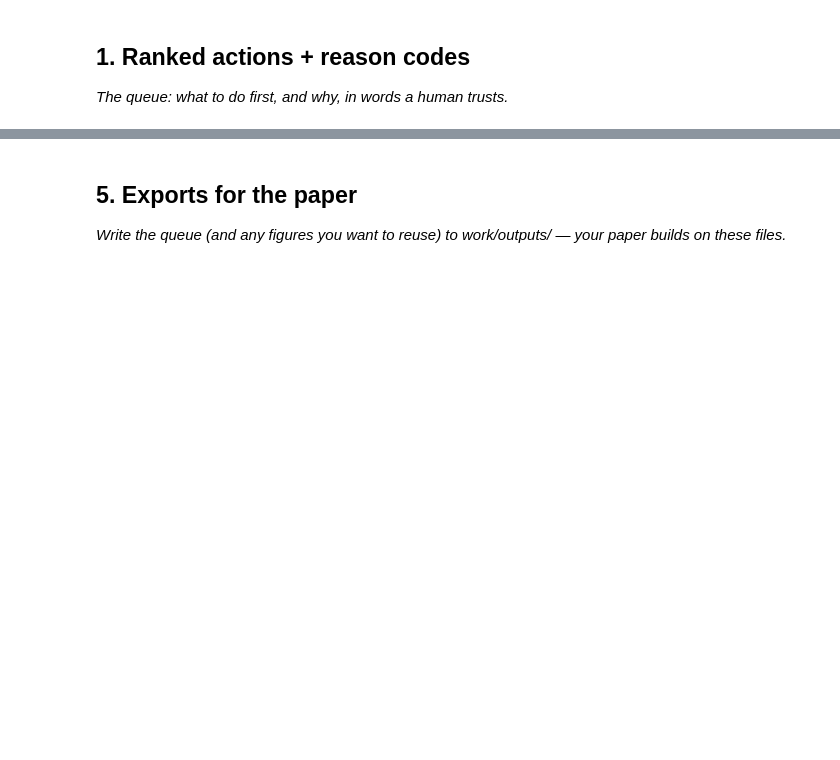
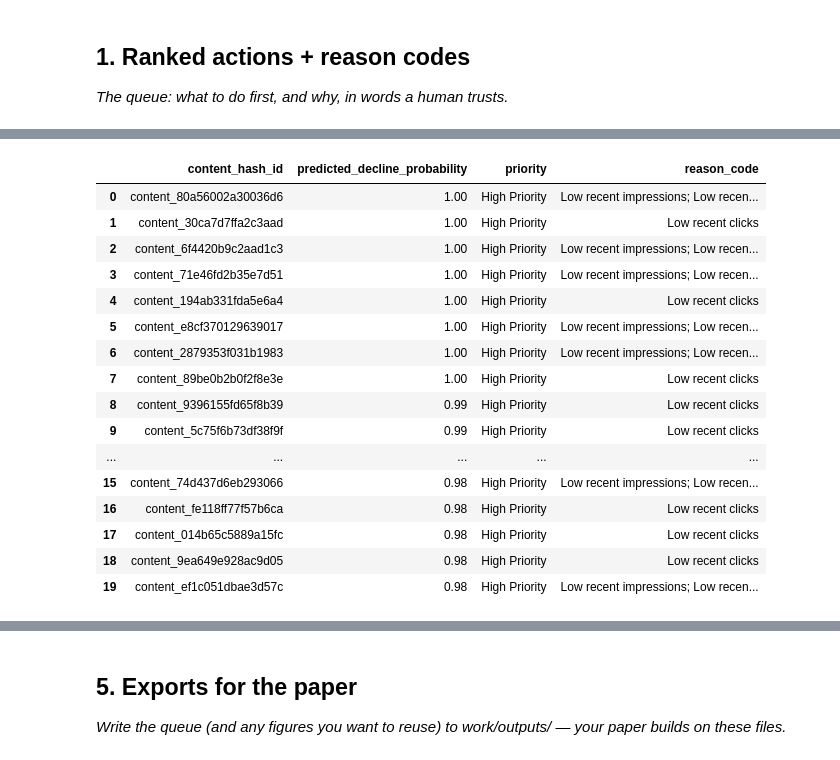
Before and after one commit to srivastava071/flyrank-ml-internship, a Jupyter notebook: work/notebooks/w07_action_playbook.ipynb, the cells around one changed output, grey strips where cells are left out. Saved outputs shown, nothing was run; the diff lists cells and outputs as text; code cells hidden in the pictures; blank space fills up the shorter version.

```diff
--- a/work/notebooks/w07_action_playbook.ipynb
+++ b/work/notebooks/w07_action_playbook.ipynb
@@ -12,0 +257,62 @@ This skeleton is yours to fill. Work the sections **in order** — each one has
+# %%
+def get_reason_codes(row):
+    reasons = []
+
+    # Safely check numeric values
+    impressions = row["previous_30d_impressions"]
+    clicks = row["previous_30d_clicks"]
+    avg_position = row["previous_30d_avg_position"]
+    query_count = row["visible_query_count"]
+    age_days = row["age_days"]
+
+    if pd.notna(impressions) and impressions < 100:
+        reasons.append("Low recent impressions")
+
+    if pd.notna(clicks) and clicks < 5:
+        reasons.append("Low recent clicks")
+
+    if pd.notna(query_count) and query_count < 5:
+        reasons.append("Low query visibility")
+
+    if pd.notna(avg_position) and avg_position > 20:
+        reasons.append("Poor average position")
+
+    if pd.notna(age_days) and age_days >= 365:
+        reasons.append("Older content")
+
+    # Fallback if no specific reason was triggered
+    if not reasons:
+        reasons.append("Model-prioritized review")
+
+    return "; ".join(reasons)
+# %%
+queue["reason_code"] = queue.apply(get_reason_codes, axis=1)
+
+display(
+    queue[
+        [
+            "content_hash_id",
+            "predicted_decline_probability",
+            "priority",
+            "reason_code"
+        ]
+    ].head(20)
+)
+# %% [output]
+|  | content_hash_id | predicted_decline_probability | priority | reason_code |
+| 0 | content_80a56002a30036d6 | 1.00 | High Priority | Low recent impressions; Low recen... |
+| 1 | content_30ca7d7ffa2c3aad | 1.00 | High Priority | Low recent clicks |
+| 2 | content_6f4420b9c2aad1c3 | 1.00 | High Priority | Low recent impressions; Low recen... |
+| 3 | content_71e46fd2b35e7d51 | 1.00 | High Priority | Low recent impressions; Low recen... |
+| 4 | content_194ab331fda5e6a4 | 1.00 | High Priority | Low recent clicks |
+| 5 | content_e8cf370129639017 | 1.00 | High Priority | Low recent impressions; Low recen... |
+| 6 | content_2879353f031b1983 | 1.00 | High Priority | Low recent impressions; Low recen... |
+| 7 | content_89be0b2b0f2f8e3e | 1.00 | High Priority | Low recent clicks |
+| 8 | content_9396155fd65f8b39 | 0.99 | High Priority | Low recent clicks |
+| 9 | content_5c75f6b73df38f9f | 0.99 | High Priority | Low recent clicks |
+| ... | ... | ... | ... | ... |
+| 15 | content_74d437d6eb293066 | 0.98 | High Priority | Low recent impressions; Low recen... |
+| 16 | content_fe118ff77f57b6ca | 0.98 | High Priority | Low recent clicks |
+| 17 | content_014b65c5889a15fc | 0.98 | High Priority | Low recent clicks |
+| 18 | content_9ea649e928ac9d05 | 0.98 | High Priority | Low recent clicks |
+| 19 | content_ef1c051dbae3d57c | 0.98 | High Priority | Low recent impressions; Low recen... |
```
Also changed, not shown: parts of 23 cells of this notebook.
